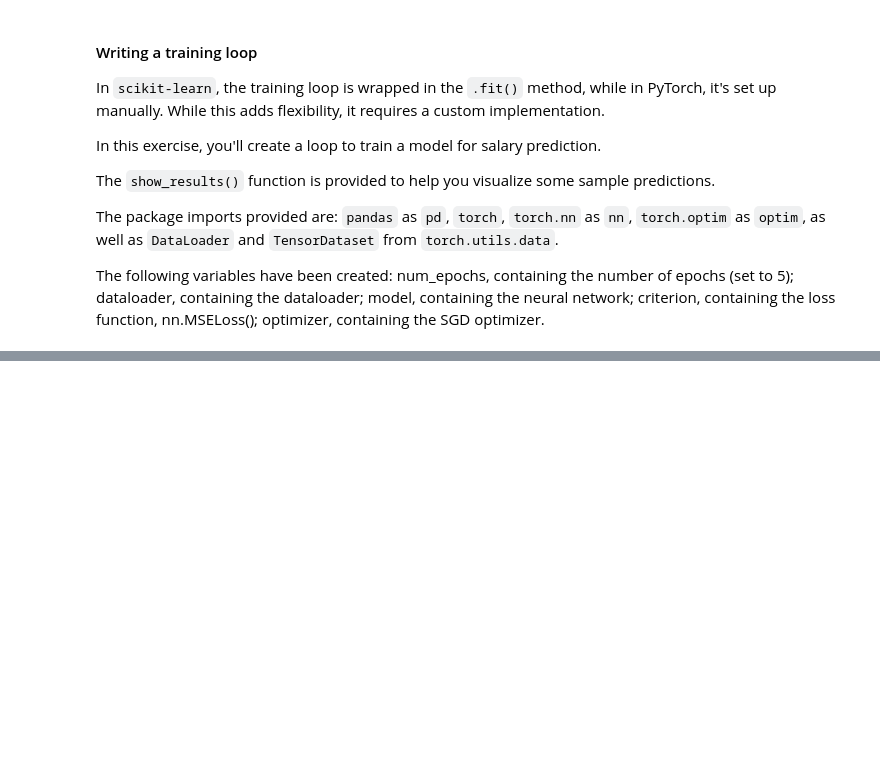
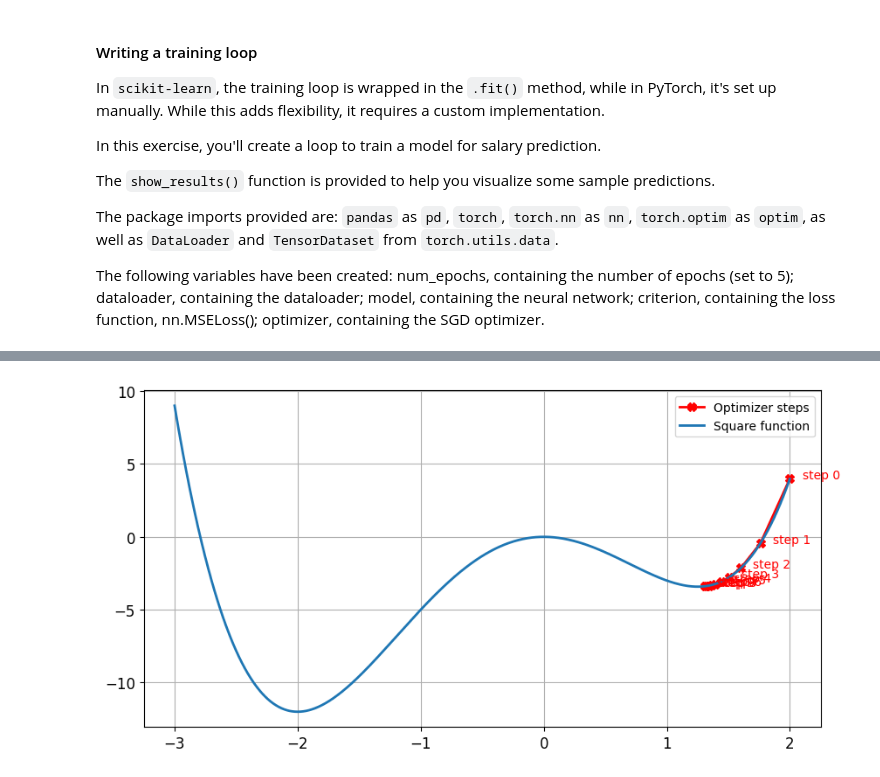
Before and after one commit to longtongster/pytorch, a Jupyter notebook: 01. Introduction to Deep Learning with Pytorch/Untitled.ipynb, the cells around one changed output, grey strips where cells are left out. Saved outputs shown, nothing was run; the diff lists cells and outputs as text; code cells hidden in the pictures; blank space fills up the shorter version.

```diff
--- a/01. Introduction to Deep Learning with Pytorch/Untitled.ipynb
+++ b/01. Introduction to Deep Learning with Pytorch/Untitled.ipynb
@@ -518,0 +637,6 @@ for i in range(num_epochs):
+# %%
+# Try a first value for momentum
+mom0 = 0.1
+optimize_and_plot(momentum=mom0)
+# %% [output]
+[figure, added]
```
Also changed, not shown: parts of 32 cells of this notebook, 8 other files.
